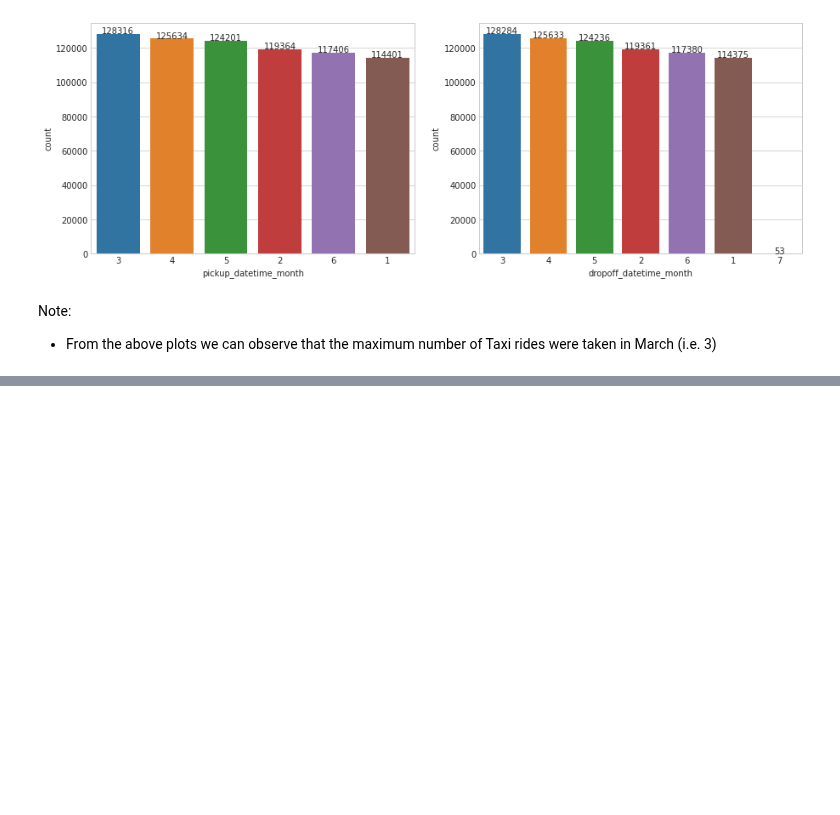
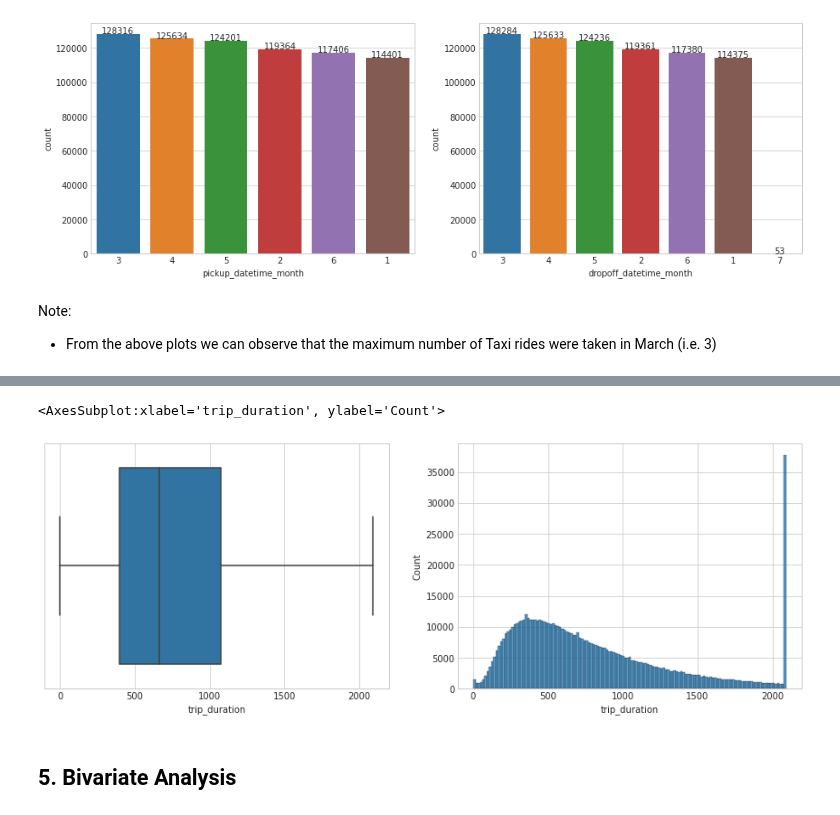
Before and after one commit to ParisRohan/AES-128-bit-Key-size-, a Jupyter notebook: eda-nyc-taxi-trip.ipynb, the cells around one changed output, grey strips where cells are left out. Saved outputs shown, nothing was run; the diff lists cells and outputs as text; code cells hidden in the pictures; blank space fills up the shorter version.

```diff
--- a/eda-nyc-taxi-trip.ipynb
+++ b/eda-nyc-taxi-trip.ipynb
@@ -258,3 +305,24 @@ Note:
+# %%
+plt.figure(figsize=(15,5))
+
+#After handling the outliers
+plt.subplot(1,2,1)
+IQR=trip_dur.quantile(0.75)-trip_dur.quantile(0.25)
+lower_limit=trip_dur.quantile(0.25)-(IQR*1.5)
+upper_limit=trip_dur.quantile(0.75)+(IQR*1.5)
+
+trip_dur.loc[trip_dur>=upper_limit]=upper_limit
+trip_dur.loc[trip_dur<=lower_limit]=lower_limit
+
+sns.boxplot(trip_dur)
+
+plt.subplot(1,2,2)
+sns.histplot(trip_dur)
+# %% [output]
+<AxesSubplot:xlabel='trip_duration', ylabel='Count'>
+[figure, added]
+# %% [markdown]
+## 5. Bivariate Analysis
 # %%
 #Correlation
 plt.figure(figsize=(10,5))
```
Also changed, not shown: parts of 6 cells of this notebook.
